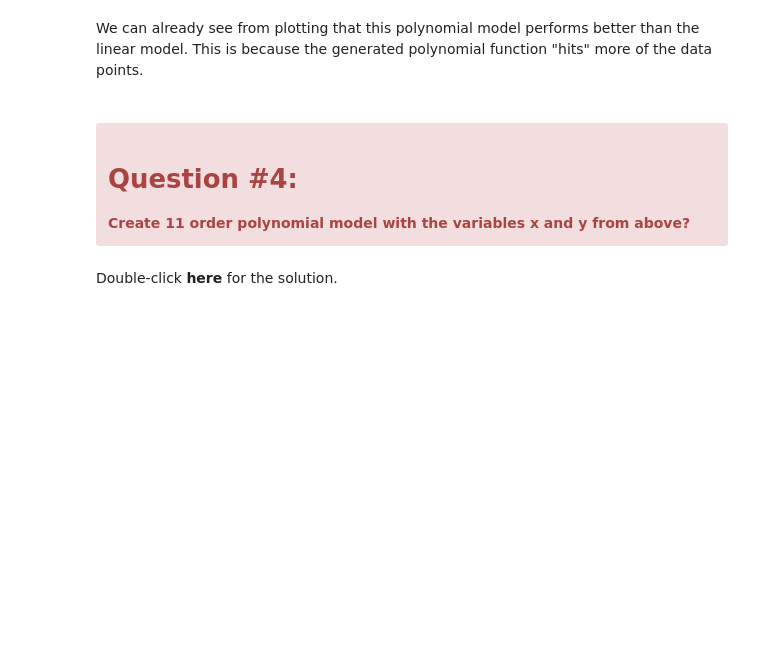
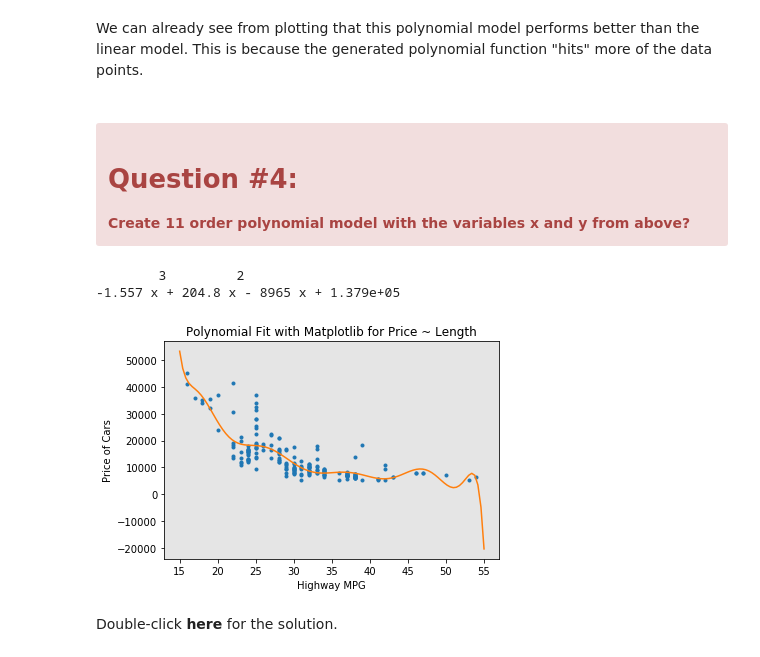
Before and after one commit to abhi-2693/CognitiveClasses, a Jupyter notebook: DataAnalysiswithPython/Labs Course/model-development.ipynb, the cells around one changed output. Drawn from its saved outputs; the diff is of its cells as text; code cells hidden in the pictures; blank space fills up the shorter version.

```diff
--- a/DataAnalysiswithPython/Labs Course/model-development.ipynb
+++ b/DataAnalysiswithPython/Labs Course/model-development.ipynb
@@ -532,3 +530,12 @@ array([-1.55663829e+00,  2.04754306e+02, -8.96543312e+03,  1.37923594e+05])
+# %%
+f1 = np.polyfit(x, y, 11)
+p1 = np.poly1d(f1)
+print(p)
+PlotPolly(p1,x,y, 'Highway MPG')
+# %% [output]
+        3         2
+-1.557 x + 204.8 x - 8965 x + 1.379e+05
+[figure, added]
 # %% [markdown]
 Double-click <b>here</b> for the solution.
 
```
Also changed, not shown: parts of 8 cells of this notebook, 1 other file.
